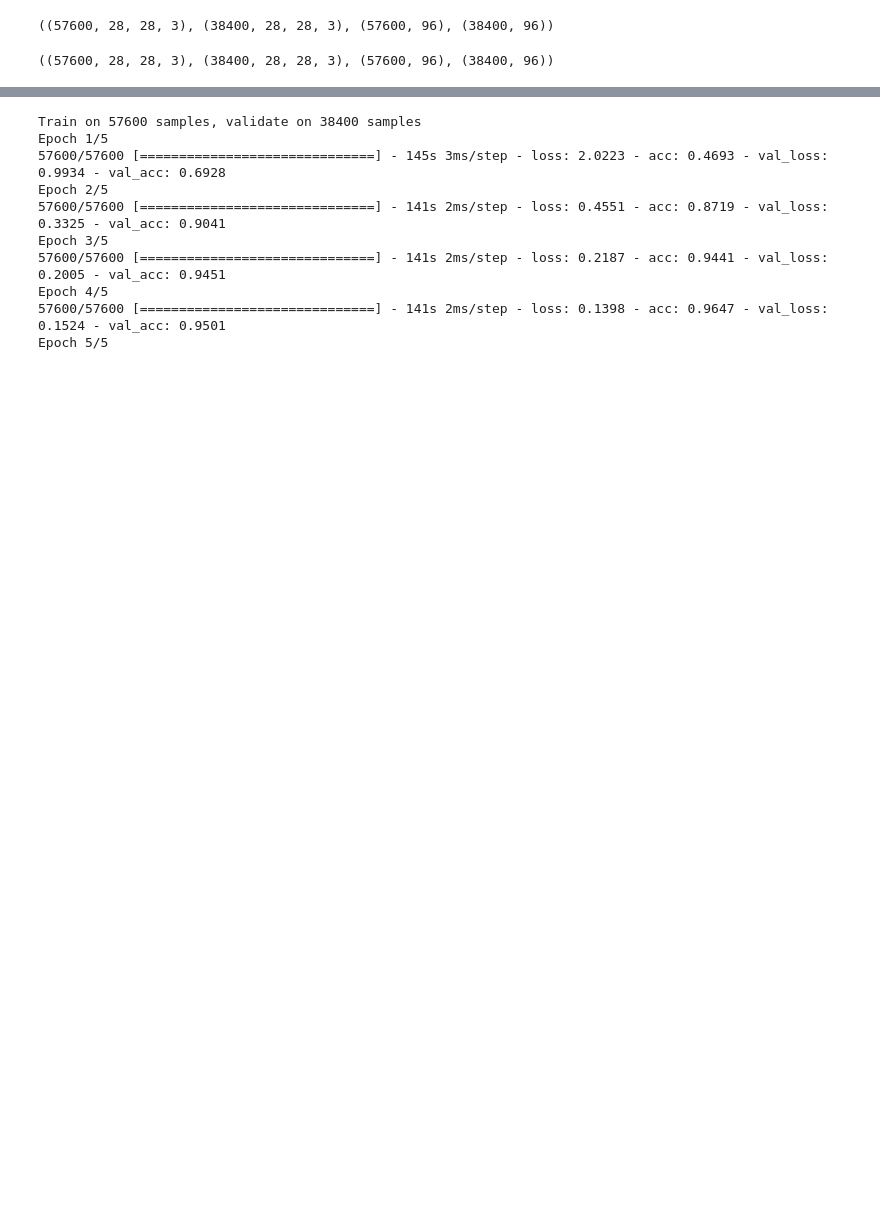
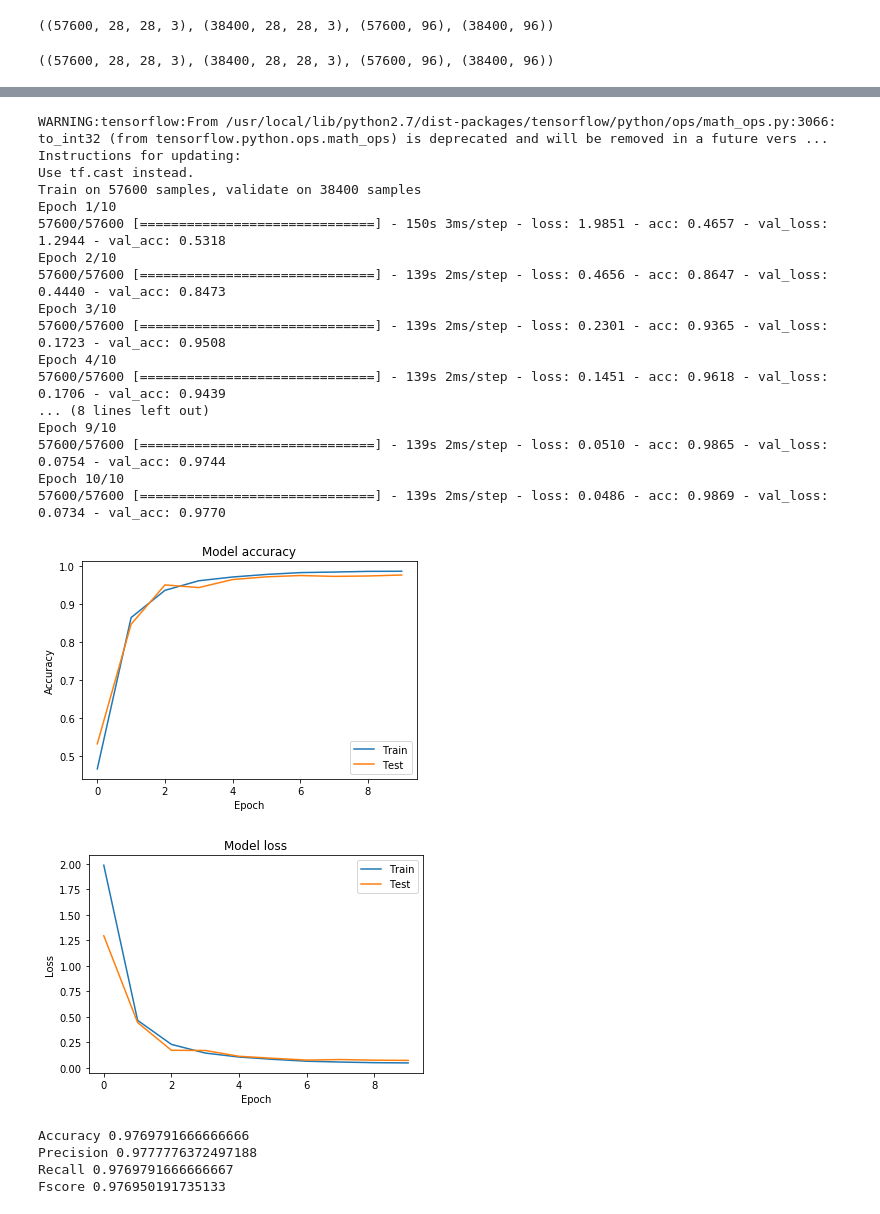
Before and after one commit to Vishal1541/DeepLearning, a Jupyter notebook: Assignment2/Task1_CNN/Part2/variance3/line.ipynb, the cells around one changed output, grey strips where cells are left out. Saved outputs shown, nothing was run; the diff lists cells and outputs as text; code cells hidden in the pictures; blank space fills up the shorter version.

```diff
--- a/Assignment2/Task1_CNN/Part2/variance3/line.ipynb
+++ b/Assignment2/Task1_CNN/Part2/variance3/line.ipynb
@@ -59,39 +67,48 @@ print (model.output_shape)
 # %%
 if not os.path.exists(op_folder):
     os.makedirs(op_folder)
 
-history = model.fit(X_train, y_train, validation_data=(X_test, y_test), epochs=5, batch_size=300)
+history = model.fit(X_train, y_train, validation_data=(X_test, y_test), epochs=10, batch_size=300)
 
 # Plot training & validation accuracy values
 plt.plot(history.history['acc'])
 plt.plot(history.history['val_acc'])
 plt.title('Model accuracy')
 plt.ylabel('Accuracy')
 plt.xlabel('Epoch')
 plt.legend(['Train', 'Test'], loc='lower right')
 plt.savefig(op_folder + "/accuracy.png", bbox_inches='tight')
 plt.show()
 
 # Plot training & validation loss values
 plt.plot(history.history['loss'])
 plt.plot(history.history['val_loss'])
 plt.title('Model loss')
 plt.ylabel('Loss')
 plt.xlabel('Epoch')
 plt.legend(['Train', 'Test'], loc='upper right')
 plt.savefig(op_folder + "/loss.png", bbox_inches='tight')
 plt.show()
 # %% [output]
+WARNING:tensorflow:From /usr/local/lib/python2.7/dist-packages/tensorflow/python/ops/math_ops.py:3066: to_int32 (from tensorflow.python.ops.math_ops) is deprecated and will be removed in a future vers ...
+Instructions for updating:
+Use tf.cast instead.
 Train on 57600 samples, validate on 38400 samples
-Epoch 1/5
-57600/57600 [==============================] - 145s 3ms/step - loss: 2.0223 - acc: 0.4693 - val_loss: 0.9934 - val_acc: 0.6928
-Epoch 2/5
-57600/57600 [==============================] - 141s 2ms/step - loss: 0.4551 - acc: 0.8719 - val_loss: 0.3325 - val_acc: 0.9041
-Epoch 3/5
-57600/57600 [==============================] - 141s 2ms/step - loss: 0.2187 - acc: 0.9441 - val_loss: 0.2005 - val_acc: 0.9451
-Epoch 4/5
-57600/57600 [==============================] - 141s 2ms/step - loss: 0.1398 - acc: 0.9647 - val_loss: 0.1524 - val_acc: 0.9501
-Epoch 5/5
+Epoch 1/10
+57600/57600 [==============================] - 150s 3ms/step - loss: 1.9851 - acc: 0.4657 - val_loss: 1.2944 - val_acc: 0.5318
+Epoch 2/10
+57600/57600 [==============================] - 139s 2ms/step - loss: 0.4656 - acc: 0.8647 - val_loss: 0.4440 - val_acc: 0.8473
+Epoch 3/10
+57600/57600 [==============================] - 139s 2ms/step - loss: 0.2301 - acc: 0.9365 - val_loss: 0.1723 - val_acc: 0.9508
+Epoch 4/10
+57600/57600 [==============================] - 139s 2ms/step - loss: 0.1451 - acc: 0.9618 - val_loss: 0.1706 - val_acc: 0.9439
+... (8 lines left out)
+Epoch 9/10
+57600/57600 [==============================] - 139s 2ms/step - loss: 0.0510 - acc: 0.9865 - val_loss: 0.0754 - val_acc: 0.9744
+Epoch 10/10
+57600/57600 [==============================] - 139s 2ms/step - loss: 0.0486 - acc: 0.9869 - val_loss: 0.0734 - val_acc: 0.9770
+[figure, added]
+[figure, added]
 # %%
 # Final evaluation of the model
 y_pred = model.predict(X_test)
@@ -113,3 +130,8 @@ print ("Accuracy " + str(accuracy) +
       "\nPrecision " + str(precision) +
       "\nRecall " + str(recall) +
       "\nFscore " + str(fscore))
+# %% [output]
+Accuracy 0.9769791666666666
+Precision 0.9777776372497188
+Recall 0.9769791666666667
+Fscore 0.976950191735133
```
Also changed, not shown: parts of 2 cells of this notebook, 25 other files.
